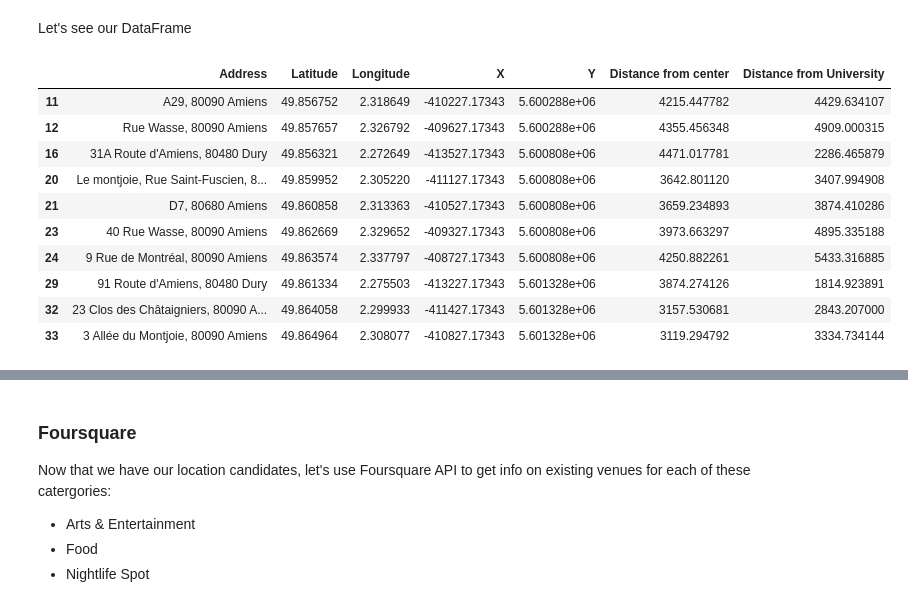
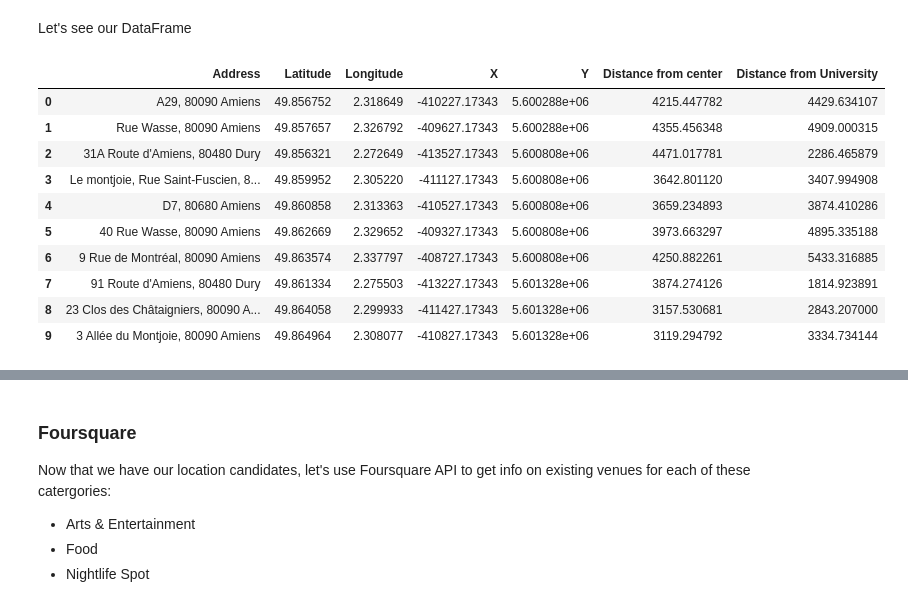
Before and after one commit to KostasAvgitidis/CourseraCapstone, a Jupyter notebook: The Battle of Neighborhoods - European Youth Capital Winner - Amiens.ipynb, the cells around one changed output, grey strips where cells are left out. Drawn from its saved outputs; the diff is of its cells as text; code cells hidden in the pictures.

```diff
--- a/The Battle of Neighborhoods - European Youth Capital Winner - Amiens.ipynb
+++ b/The Battle of Neighborhoods - European Youth Capital Winner - Amiens.ipynb
@@ -110,11 +110,6 @@ def calc_xy_distance(x1, y1, x2, y2):
 
 
 latt,lonn = lonlat_to_xy(longitude_,latitude_) #Amiens University coordinates
-print('\n\t\t\t-------------------------------')
-print('\t\t\tCoordinate transformation check')
-print('\t\t\t-------------------------------\n')
-print(f'Université de Picardie Jules Verne longitude={longitude_}, latitude={latitude_}.')
+latt_,lonn_ = lonlat_to_xy(longitude__,latitude__) #Citadel University coordinates
 x, y = lonlat_to_xy(longitude_, latitude_)
-print(f'Université de Picardie Jules Verne UTM X={x}, Y={y}')
 lo, la = xy_to_lonlat(x, y)
-print(f'Université de Picardie Jules Verne longitude={lo}, latitude={la}.')
@@ -141,12 +128,17 @@ latitudes = []
 longitudes = []
 latitudes_ =[]
 longitudes_ = []
+latitudes__ =[]
+longitudes__ = []
 distances_from_center = []
 distances_from_university=[]
+distances_from_citadel=[]
 xs = []
 ys = []
 xs_=[]
 ys_=[]
+xs__=[]
+ys__=[]
 for i in range(0, int(21/k)):
     y = y_min + i * y_step
     x_offset = 300 if i%2==0 else 0
@@ -154,6 +146,7 @@ for i in range(0, int(21/k)):
         x = x_min + j * x_step + x_offset
         distance_from_center = calc_xy_distance(amiens_center_x, amiens_center_y, x, y)
         distance_from_university = calc_xy_distance(latt,lonn,x,y)
+        distance_from_citadel = calc_xy_distance(latt_,lonn_,x,y)
         if (distance_from_center <= 5001):
             lon, lat = xy_to_lonlat(x, y)
             latitudes.append(lat)
@@ -167,6 +160,12 @@ for i in range(0, int(21/k)):
             distances_from_university.append(distance_from_university)
             xs_.append(x)
             ys_.append(y)
+            lon__, lat__ = xy_to_lonlat(x, y)
+            latitudes_.append(lat__)
+            longitudes_.append(lon__)
+            distances_from_citadel.append(distance_from_citadel)
+            xs__.append(x)
+            ys__.append(y)
 
 print(len(latitudes), 'candidate neighborhood centers generated.')
 # %% [output]
@@ -255,19 +257,20 @@ df_locations = df_locations[df_locations['Address'] != 'NO ADDRESS']
 # %% [markdown]
 Let's see our DataFrame
 # %%
+df_locations.reset_index(inplace=True,drop=True)
 df_locations.head(10)
 # %% [output]
 |  | Address | Latitude | Longitude | X | Y | Distance from center | Distance from University |
-| 11 | A29, 80090 Amiens | 49.856752 | 2.318649 | -410227.17343 | 5.600288e+06 | 4215.447782 | 4429.634107 |
-| 12 | Rue Wasse, 80090 Amiens | 49.857657 | 2.326792 | -409627.17343 | 5.600288e+06 | 4355.456348 | 4909.000315 |
-| 16 | 31A Route d'Amiens, 80480 Dury | 49.856321 | 2.272649 | -413527.17343 | 5.600808e+06 | 4471.017781 | 2286.465879 |
-| 20 | Le montjoie, Rue Saint-Fuscien, 8... | 49.859952 | 2.305220 | -411127.17343 | 5.600808e+06 | 3642.801120 | 3407.994908 |
-| 21 | D7, 80680 Amiens | 49.860858 | 2.313363 | -410527.17343 | 5.600808e+06 | 3659.234893 | 3874.410286 |
-| 23 | 40 Rue Wasse, 80090 Amiens | 49.862669 | 2.329652 | -409327.17343 | 5.600808e+06 | 3973.663297 | 4895.335188 |
-| 24 | 9 Rue de Montréal, 80090 Amiens | 49.863574 | 2.337797 | -408727.17343 | 5.600808e+06 | 4250.882261 | 5433.316885 |
-| 29 | 91 Route d'Amiens, 80480 Dury | 49.861334 | 2.275503 | -413227.17343 | 5.601328e+06 | 3874.274126 | 1814.923891 |
-| 32 | 23 Clos des Châtaigniers, 80090 A... | 49.864058 | 2.299933 | -411427.17343 | 5.601328e+06 | 3157.530681 | 2843.207000 |
-| 33 | 3 Allée du Montjoie, 80090 Amiens | 49.864964 | 2.308077 | -410827.17343 | 5.601328e+06 | 3119.294792 | 3334.734144 |
+| 0 | A29, 80090 Amiens | 49.856752 | 2.318649 | -410227.17343 | 5.600288e+06 | 4215.447782 | 4429.634107 |
+| 1 | Rue Wasse, 80090 Amiens | 49.857657 | 2.326792 | -409627.17343 | 5.600288e+06 | 4355.456348 | 4909.000315 |
+| 2 | 31A Route d'Amiens, 80480 Dury | 49.856321 | 2.272649 | -413527.17343 | 5.600808e+06 | 4471.017781 | 2286.465879 |
+| 3 | Le montjoie, Rue Saint-Fuscien, 8... | 49.859952 | 2.305220 | -411127.17343 | 5.600808e+06 | 3642.801120 | 3407.994908 |
+| 4 | D7, 80680 Amiens | 49.860858 | 2.313363 | -410527.17343 | 5.600808e+06 | 3659.234893 | 3874.410286 |
+| 5 | 40 Rue Wasse, 80090 Amiens | 49.862669 | 2.329652 | -409327.17343 | 5.600808e+06 | 3973.663297 | 4895.335188 |
+| 6 | 9 Rue de Montréal, 80090 Amiens | 49.863574 | 2.337797 | -408727.17343 | 5.600808e+06 | 4250.882261 | 5433.316885 |
+| 7 | 91 Route d'Amiens, 80480 Dury | 49.861334 | 2.275503 | -413227.17343 | 5.601328e+06 | 3874.274126 | 1814.923891 |
+| 8 | 23 Clos des Châtaigniers, 80090 A... | 49.864058 | 2.299933 | -411427.17343 | 5.601328e+06 | 3157.530681 | 2843.207000 |
+| 9 | 3 Allée du Montjoie, 80090 Amiens | 49.864964 | 2.308077 | -410827.17343 | 5.601328e+06 | 3119.294792 | 3334.734144 |
 # %%
 map_amiens = folium.Map(location=[latitude,longitude], zoom_start=13)
 folium.Marker([latitude,longitude], popup='Ctre Ville', icon=folium.Icon(color='red', icon='home')).add_to(map_amiens)
```
Also changed, not shown: parts of 47 cells of this notebook, 4 other files.
